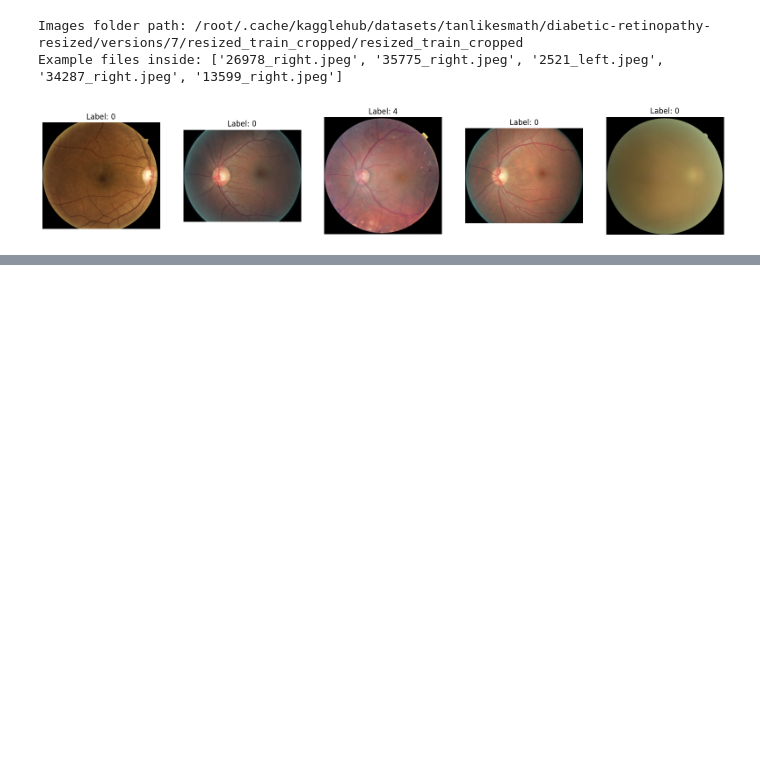
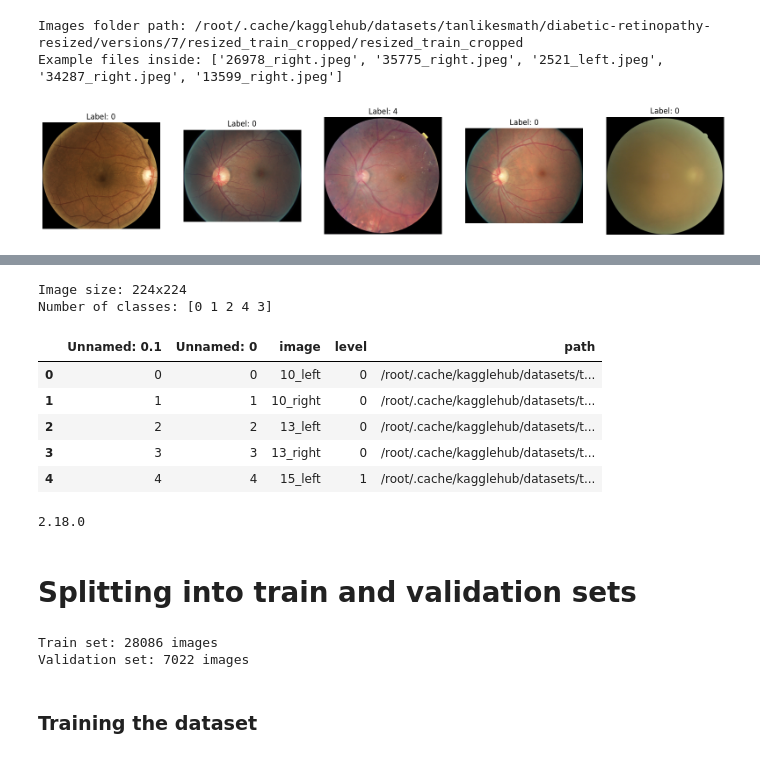
Before and after one commit to SheryllD/diabetic_retinopathy_ml, a Jupyter notebook: Diabetic_Retinopathy_ML.ipynb, the cells around one changed output, grey strips where cells are left out. Cells and saved outputs as stored; diff of their text form; code cells hidden in the pictures; blank space fills up the shorter version.

```diff
--- a/Diabetic_Retinopathy_ML.ipynb
+++ b/Diabetic_Retinopathy_ML.ipynb
@@ -256,0 +256,41 @@ Example files inside: ['26978_right.jpeg', '35775_right.jpeg', '2521_left.jpeg',
+# %%
+# resizing the images
+
+image_size = 224
+batch_size = 32
+num_classes = df_labels['level'].unique()
+
+print(f"Image size: {image_size}x{image_size}")
+print(f"Number of classes: {num_classes}")
+# %% [output]
+Image size: 224x224
+Number of classes: [0 1 2 4 3]
+# %%
+# Adding image path to the label Dataframe
+df_labels["path"] = df_labels["image"].apply(lambda x: os.path.join(df_images, x + ".jpeg"))
+# %%
+# Reviewing
+df_labels.head()
+# %% [output]
+|  | Unnamed: 0.1 | Unnamed: 0 | image | level | path |
+| 0 | 0 | 0 | 10_left | 0 | /root/.cache/kagglehub/datasets/t... |
+| 1 | 1 | 1 | 10_right | 0 | /root/.cache/kagglehub/datasets/t... |
+| 2 | 2 | 2 | 13_left | 0 | /root/.cache/kagglehub/datasets/t... |
+| 3 | 3 | 3 | 13_right | 0 | /root/.cache/kagglehub/datasets/t... |
+| 4 | 4 | 4 | 15_left | 1 | /root/.cache/kagglehub/datasets/t... |
+# %%
+# Reviewing Tensorflow version
+print(tf.__version__)
+# %% [output]
+2.18.0
+# %% [markdown]
+# Splitting into train and validation sets
+# %%
+# Splitting it into 80% training and 20% validation (stratify to keep label balance)
+df_train, df_val = train_test_split(df_labels, test_size=0.2, stratify = df_labels['level'], random_state=42)
+
+print(f"Train set: {len(df_train)} images")
+print(f"Validation set: {len(df_val)} images")
+# %% [output]
+Train set: 28086 images
+Validation set: 7022 images
@@ -256,0 +307,2 @@ Example files inside: ['26978_right.jpeg', '35775_right.jpeg', '2521_left.jpeg',
+# %% [markdown]
+### Training the dataset
```
Also changed, not shown: parts of 7 cells of this notebook.
